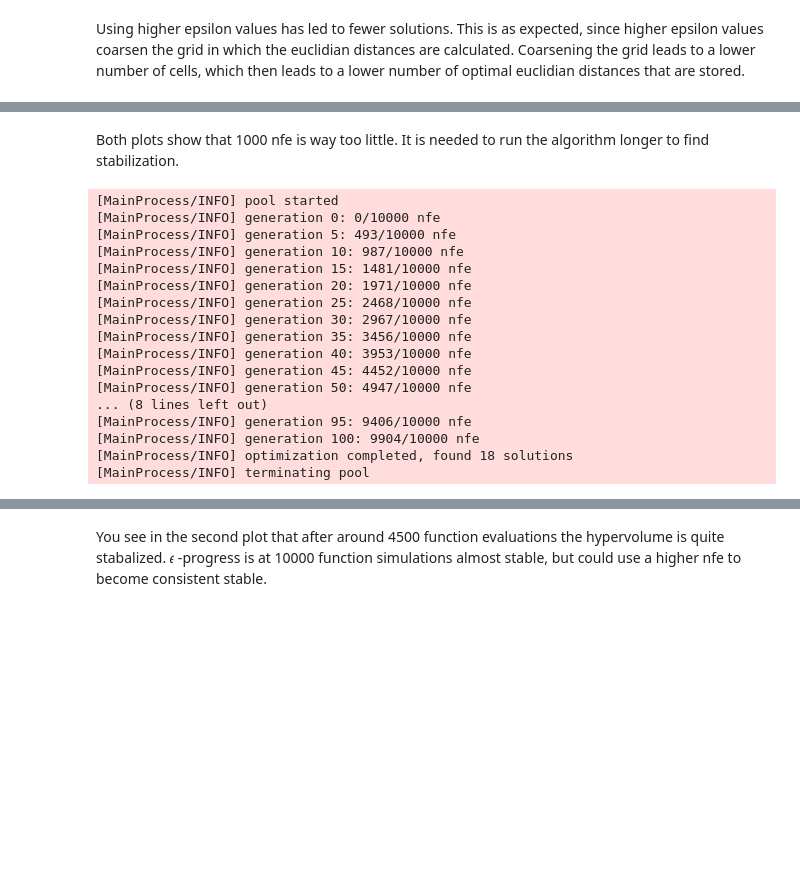
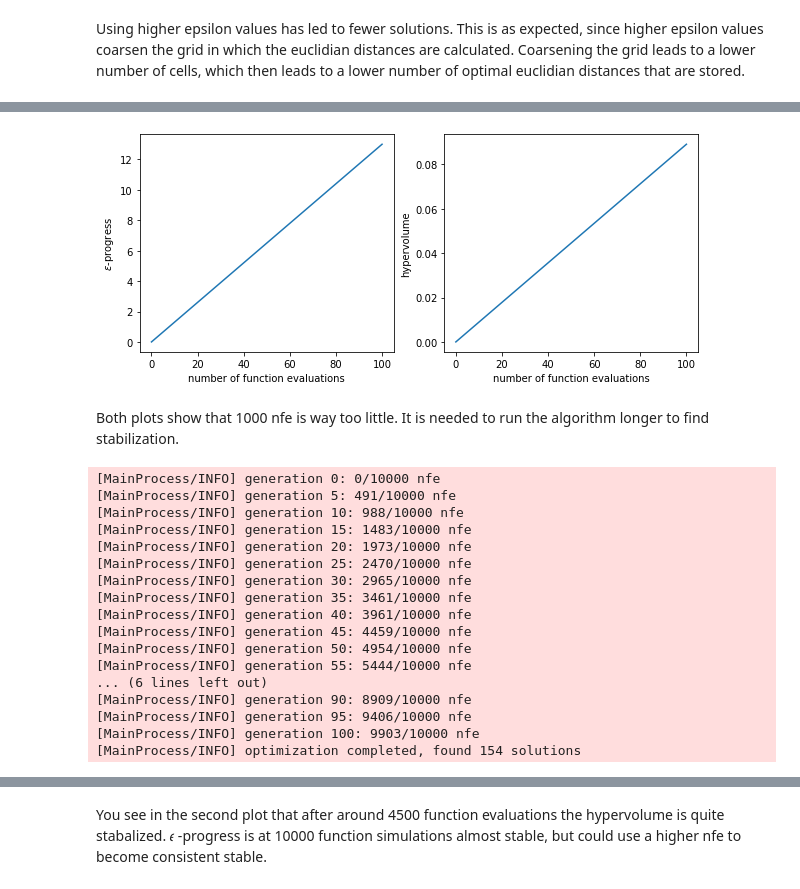
Before and after one commit to tamarvooijs/MBDM, a Jupyter notebook: Week 5-6 - robustness and direct search/assignment 8 - MORDM.ipynb, the cells around one changed output, grey strips where cells are left out. Saved outputs shown, nothing was run; the diff lists cells and outputs as text; code cells hidden in the pictures; blank space fills up the shorter version.

```diff
--- a/Week 5-6 - robustness and direct search/assignment 8 - MORDM.ipynb
+++ b/Week 5-6 - robustness and direct search/assignment 8 - MORDM.ipynb
@@ -168,29 +155,41 @@ plt.show()
+# %%
+fig, (ax1, ax2) = plt.subplots(ncols=2, sharex=True, figsize=(10,4))
+ax1.plot(convergence_e2.nfe, convergence.epsilon_progress)
+ax1.set_ylabel('$\epsilon$-progress')
+ax2.plot(convergence_e2.nfe, convergence.hypervolume)
+ax2.set_ylabel('hypervolume')
+
+ax1.set_xlabel('number of function evaluations')
+ax2.set_xlabel('number of function evaluations')
+plt.show()
+# %% [output]
+[figure, added]
 # %% [markdown]
 Both plots show that 1000 nfe is way too little. It is needed to run the algorithm longer to find stabilization.
 # %%
 with MultiprocessingEvaluator(model) as evaluator:
     results_nfe2, convergence_nfe2 = evaluator.optimize(nfe=10000, searchover='levers',
-                                    epsilons=[0.1,]*len(model.outcomes),
+                                    epsilons=[0.01,]*len(model.outcomes),
                                     convergence=convergence_metrics,
                                     constraints=constraints)
 # %% [output]
-[MainProcess/INFO] pool started
 [MainProcess/INFO] generation 0: 0/10000 nfe
-[MainProcess/INFO] generation 5: 493/10000 nfe
-[MainProcess/INFO] generation 10: 987/10000 nfe
-[MainProcess/INFO] generation 15: 1481/10000 nfe
-[MainProcess/INFO] generation 20: 1971/10000 nfe
-[MainProcess/INFO] generation 25: 2468/10000 nfe
-[MainProcess/INFO] generation 30: 2967/10000 nfe
-[MainProcess/INFO] generation 35: 3456/10000 nfe
-[MainProcess/INFO] generation 40: 3953/10000 nfe
-[MainProcess/INFO] generation 45: 4452/10000 nfe
-[MainProcess/INFO] generation 50: 4947/10000 nfe
-... (8 lines left out)
+[MainProcess/INFO] generation 5: 491/10000 nfe
+[MainProcess/INFO] generation 10: 988/10000 nfe
+[MainProcess/INFO] generation 15: 1483/10000 nfe
+[MainProcess/INFO] generation 20: 1973/10000 nfe
+[MainProcess/INFO] generation 25: 2470/10000 nfe
+[MainProcess/INFO] generation 30: 2965/10000 nfe
+[MainProcess/INFO] generation 35: 3461/10000 nfe
+[MainProcess/INFO] generation 40: 3961/10000 nfe
+[MainProcess/INFO] generation 45: 4459/10000 nfe
+[MainProcess/INFO] generation 50: 4954/10000 nfe
+[MainProcess/INFO] generation 55: 5444/10000 nfe
+... (6 lines left out)
+[MainProcess/INFO] generation 90: 8909/10000 nfe
 [MainProcess/INFO] generation 95: 9406/10000 nfe
-[MainProcess/INFO] generation 100: 9904/10000 nfe
-[MainProcess/INFO] optimization completed, found 18 solutions
-[MainProcess/INFO] terminating pool
+[MainProcess/INFO] generation 100: 9903/10000 nfe
+[MainProcess/INFO] optimization completed, found 154 solutions
 # %%
 fig, (ax1, ax2) = plt.subplots(ncols=2, sharex=True, figsize=(10,4))
 ax1.plot(convergence_nfe2.nfe, convergence_nfe2.epsilon_progress)
```
Also changed, not shown: parts of 65 cells of this notebook.
